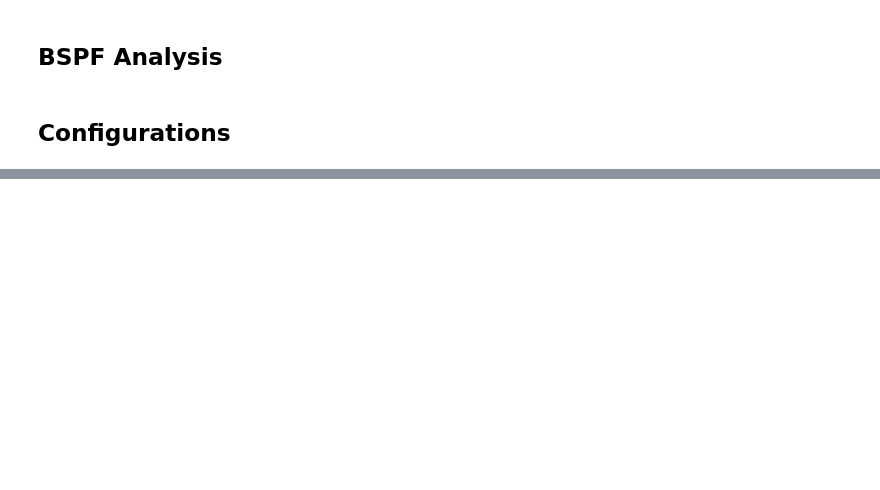
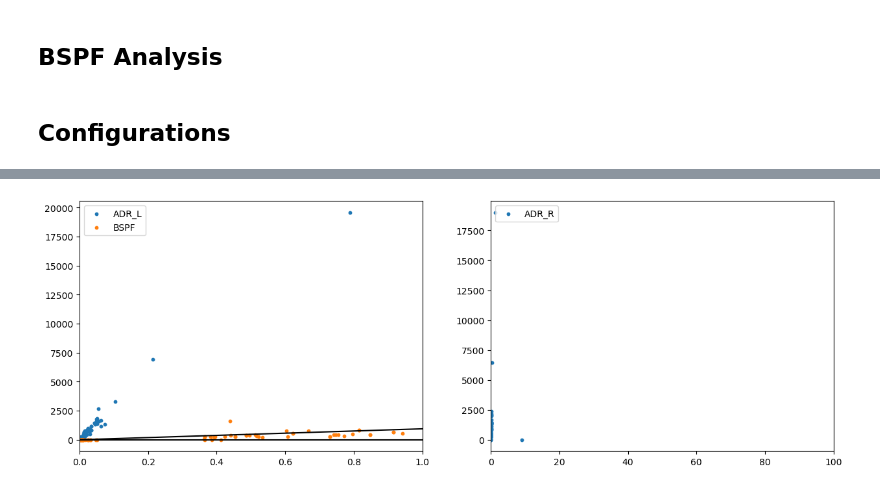
Before and after one commit to andbrocode/notebooks2, a Jupyter notebook: BSPF/BSPF_Analysis.ipynb, the cells around one changed output, grey strips where cells are left out. Saved outputs shown, nothing was run; the diff lists cells and outputs as text; code cells hidden in the pictures; blank space fills up the shorter version.

```diff
--- a/BSPF/BSPF_Analysis.ipynb
+++ b/BSPF/BSPF_Analysis.ipynb
@@ -52,0 +68,40 @@ data
+# %%
+def __makeplot_velocity():
+
+    fig, ax = plt.subplots(1, 2, figsize=(15,5))
+
+    scale = 1e6
+    msize = 10
+
+    x, y = data.RPFO_BJZ_Amax*scale, 0.5*data.PFO_H*scale
+    x_adr_syn = np.linspace(x.min(), x.max())
+    a_adr, b_adr = __compute_linear_regression(x, y, intercept_is_zero=True)
+
+    ax[0].scatter(data.RPFO_BJZ_Amax*scale, 0.5*data.PFO_H*scale, s=msize, label="ADR_L")
+    ax[0].plot(x_adr_syn, a_adr*x_adr_syn+b_adr, "k")
+
+    x, y = data.BSPF_HJZ_Amax*scale, 0.5*data.PFO_H*scale
+    x_bspf_syn = np.linspace(x.min(), x.max())
+    a_bspf, b_bspf = __compute_linear_regression(x, y, intercept_is_zero=True)
+
+    ax[0].scatter(data.BSPF_HJZ_Amax*scale, 0.5*data.PFO_H*scale, s=msize, label="BSPF")
+    ax[0].plot(x_bspf_syn, a_bspf*x_bspf_syn+b_bspf, "k")
+
+
+    # ax[1].scatter(data.BSPF_H*scale, data.PFO_BHZ_Amax*scale, s=msize, label="BSPF")
+    ax[1].scatter(data.RPFO_H*scale, data.PFO_BHZ_Amax*scale, s=msize, label="ADR_R")
+
+
+    for i in range(2):
+        # ax[i].set_yscale("log")
+        # ax[i].set_xscale("log")
+        ax[i].legend(loc=2)
+
+    ax[0].set_xlim(0,1)
+    ax[1].set_xlim(0,100)
+
+    plt.show()
+# %%
+__makeplot_velocity()
+# %% [output]
+[figure, added]
```
Also changed, not shown: parts of 15 cells of this notebook, 7 other files.
